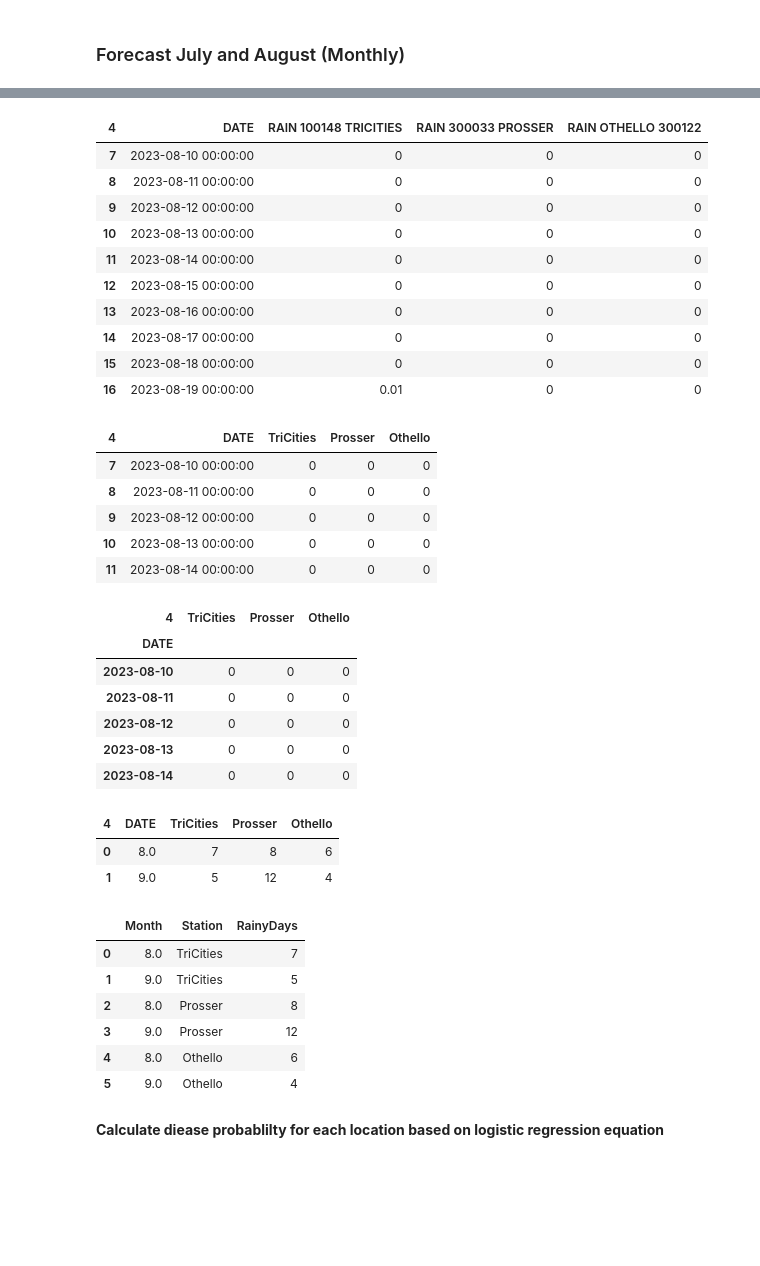
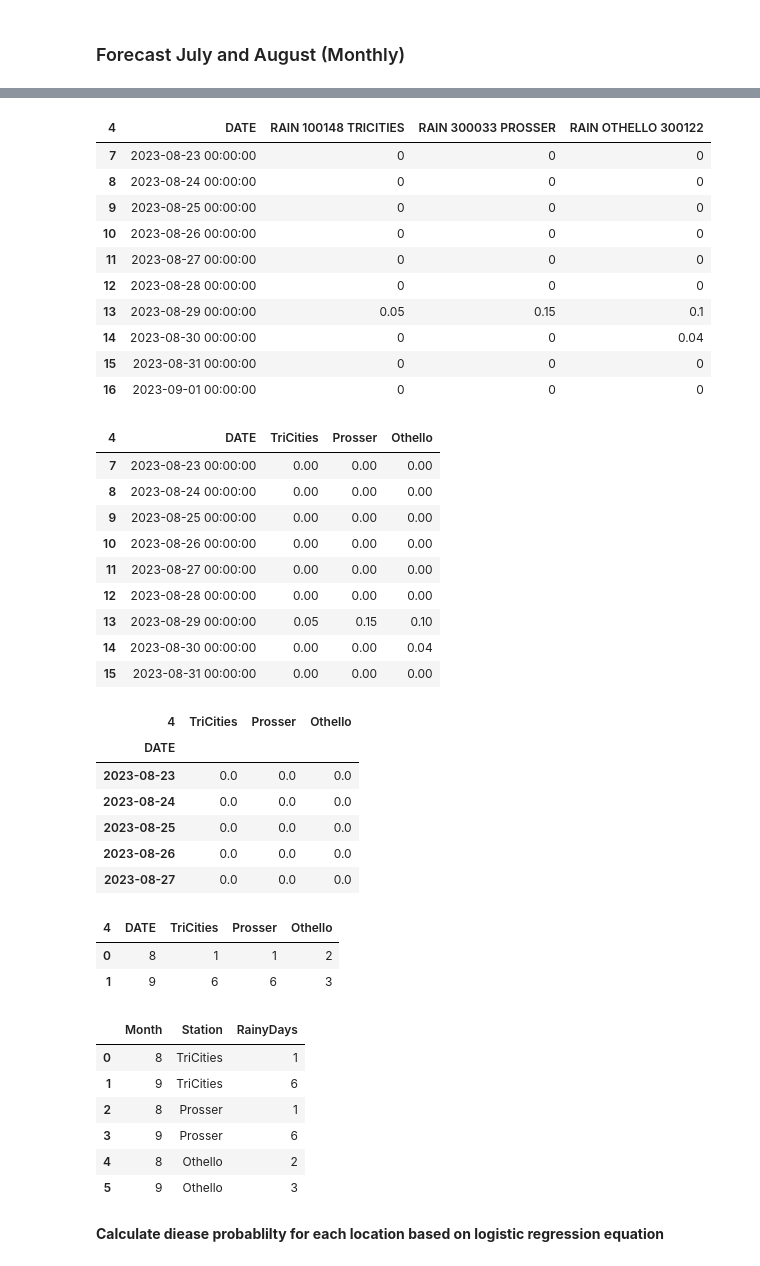
Before and after one commit to d-linnard/LateBlight, a Jupyter notebook: Scripts/Lateblight_2023_JA.ipynb, the cells around one changed output, grey strips where cells are left out. Saved outputs shown, nothing was run; the diff lists cells and outputs as text; code cells hidden in the pictures; blank space fills up the shorter version.

```diff
--- a/Scripts/Lateblight_2023_JA.ipynb
+++ b/Scripts/Lateblight_2023_JA.ipynb
@@ -265,7 +265,7 @@ RD_Aug_Tricities = np.array(grouped_JA['RainyDays'][(grouped_JA['Station']=='Tri
 # %% [markdown]
 ### Forecast July and August (Monthly)
 # %%
-df_forecast = pd.read_excel('8-10_9-13.xlsx', engine='openpyxl')
+df_forecast = pd.read_excel('8-23_9-27.xlsx', engine='openpyxl')
 print(df_forecast.shape)
 df_forecast = df_forecast.iloc[4:43]
 df_forecast.head()
@@ -291,5 +291,5 @@ df_forecast.head()
 # %%
-#df_forecast = df_forecast.drop([5,6])
-#df_forecast.head()
+df_forecast = df_forecast.drop([5,6])
+df_forecast.head()
 # %% [output]
 | 4 | DATE | NaN | RAIN 100148 TRICITIES | NaN | NaN | NaN | RAIN 300033 PROSSER | NaN | ... |
@@ -303,30 +303,34 @@ df_simple = df_forecast[["DATE","RAIN 100148 TRICITIES","RAIN 300033 PROSSER", "
 df_simple.head(10)
 # %% [output]
 | 4 | DATE | RAIN 100148 TRICITIES | RAIN 300033 PROSSER | RAIN OTHELLO 300122 |
-| 7 | 2023-08-10 00:00:00 | 0 | 0 | 0 |
-| 8 | 2023-08-11 00:00:00 | 0 | 0 | 0 |
-| 9 | 2023-08-12 00:00:00 | 0 | 0 | 0 |
-| 10 | 2023-08-13 00:00:00 | 0 | 0 | 0 |
-| 11 | 2023-08-14 00:00:00 | 0 | 0 | 0 |
-| 12 | 2023-08-15 00:00:00 | 0 | 0 | 0 |
-| 13 | 2023-08-16 00:00:00 | 0 | 0 | 0 |
-| 14 | 2023-08-17 00:00:00 | 0 | 0 | 0 |
-| 15 | 2023-08-18 00:00:00 | 0 | 0 | 0 |
-| 16 | 2023-08-19 00:00:00 | 0.01 | 0 | 0 |
+| 7 | 2023-08-23 00:00:00 | 0 | 0 | 0 |
+| 8 | 2023-08-24 00:00:00 | 0 | 0 | 0 |
+| 9 | 2023-08-25 00:00:00 | 0 | 0 | 0 |
+| 10 | 2023-08-26 00:00:00 | 0 | 0 | 0 |
+| 11 | 2023-08-27 00:00:00 | 0 | 0 | 0 |
+| 12 | 2023-08-28 00:00:00 | 0 | 0 | 0 |
+| 13 | 2023-08-29 00:00:00 | 0.05 | 0.15 | 0.1 |
+| 14 | 2023-08-30 00:00:00 | 0 | 0 | 0.04 |
+| 15 | 2023-08-31 00:00:00 | 0 | 0 | 0 |
+| 16 | 2023-09-01 00:00:00 | 0 | 0 | 0 |
 # %%
 df_simple = df_simple.rename(columns={"RAIN 100148 TRICITIES": "TriCities",
                           "RAIN 300033 PROSSER": "Prosser",
                          "RAIN OTHELLO 300122": "Othello"})
 cols_to_check = ['TriCities', 'Prosser', 'Othello']
 df_simple[cols_to_check] = df_simple[cols_to_check].replace({'>=':''}, regex=True)
-df_simple.head()
+df_simple.head(9)
 # %% [output]
 | 4 | DATE | TriCities | Prosser | Othello |
-| 7 | 2023-08-10 00:00:00 | 0 | 0 | 0 |
-| 8 | 2023-08-11 00:00:00 | 0 | 0 | 0 |
-| 9 | 2023-08-12 00:00:00 | 0 | 0 | 0 |
-| 10 | 2023-08-13 00:00:00 | 0 | 0 | 0 |
-| 11 | 2023-08-14 00:00:00 | 0 | 0 | 0 |
+| 7 | 2023-08-23 00:00:00 | 0.00 | 0.00 | 0.00 |
+| 8 | 2023-08-24 00:00:00 | 0.00 | 0.00 | 0.00 |
+| 9 | 2023-08-25 00:00:00 | 0.00 | 0.00 | 0.00 |
+| 10 | 2023-08-26 00:00:00 | 0.00 | 0.00 | 0.00 |
+| 11 | 2023-08-27 00:00:00 | 0.00 | 0.00 | 0.00 |
+| 12 | 2023-08-28 00:00:00 | 0.00 | 0.00 | 0.00 |
+| 13 | 2023-08-29 00:00:00 | 0.05 | 0.15 | 0.10 |
+| 14 | 2023-08-30 00:00:00 | 0.00 | 0.00 | 0.04 |
+| 15 | 2023-08-31 00:00:00 | 0.00 | 0.00 | 0.00 |
 # %%
 df_simple.index = pd.to_datetime(df_simple['DATE'], errors = 'coerce')
 df_simple= df_simple.drop('DATE',1)
@@ -334,30 +338,30 @@ df_simple.head()
 # %% [output]
 | 4 | TriCities | Prosser | Othello |
 | DATE |  |  |  |
-| 2023-08-10 | 0 | 0 | 0 |
-| 2023-08-11 | 0 | 0 | 0 |
-| 2023-08-12 | 0 | 0 | 0 |
-| 2023-08-13 | 0 | 0 | 0 |
-| 2023-08-14 | 0 | 0 | 0 |
+| 2023-08-23 | 0.0 | 0.0 | 0.0 |
+| 2023-08-24 | 0.0 | 0.0 | 0.0 |
+| 2023-08-25 | 0.0 | 0.0 | 0.0 |
+| 2023-08-26 | 0.0 | 0.0 | 0.0 |
+| 2023-08-27 | 0.0 | 0.0 | 0.0 |
 # %%
 grouped_forecast = (df_simple).astype(bool).groupby(df_simple.index.month).sum().reset_index()
 grouped_forecast
 # %% [output]
 | 4 | DATE | TriCities | Prosser | Othello |
-| 0 | 8.0 | 7 | 8 | 6 |
-| 1 | 9.0 | 5 | 12 | 4 |
+| 0 | 8 | 1 | 1 | 2 |
+| 1 | 9 | 6 | 6 | 3 |
 # %%
 df_RainyDays = grouped_forecast.melt(id_vars = ['DATE'], value_name = 'RainyDays')
 df_RainyDays.columns = ['Month', 'Station', 'RainyDays']
 df_RainyDays
 # %% [output]
 |  | Month | Station | RainyDays |
-| 0 | 8.0 | TriCities | 7 |
-| 1 | 9.0 | TriCities | 5 |
-| 2 | 8.0 | Prosser | 8 |
-| 3 | 9.0 | Prosser | 12 |
-| 4 | 8.0 | Othello | 6 |
-| 5 | 9.0 | Othello | 4 |
+| 0 | 8 | TriCities | 1 |
+| 1 | 9 | TriCities | 6 |
+| 2 | 8 | Prosser | 1 |
+| 3 | 9 | Prosser | 6 |
+| 4 | 8 | Othello | 2 |
+| 5 | 9 | Othello | 3 |
 # %%
 #RF_Jul_Othello = np.array(df_RainyDays['RainyDays'][(df_RainyDays['Station']=='Othello') & (df_RainyDays['Month'] ==7)])
 #RF_Jul_Prosser = np.array(df_RainyDays['RainyDays'][(df_RainyDays['Station']=='Prosser') & (df_RainyDays['Month'] ==7)])
```
Also changed, not shown: parts of 8 cells of this notebook, 8 other files.
